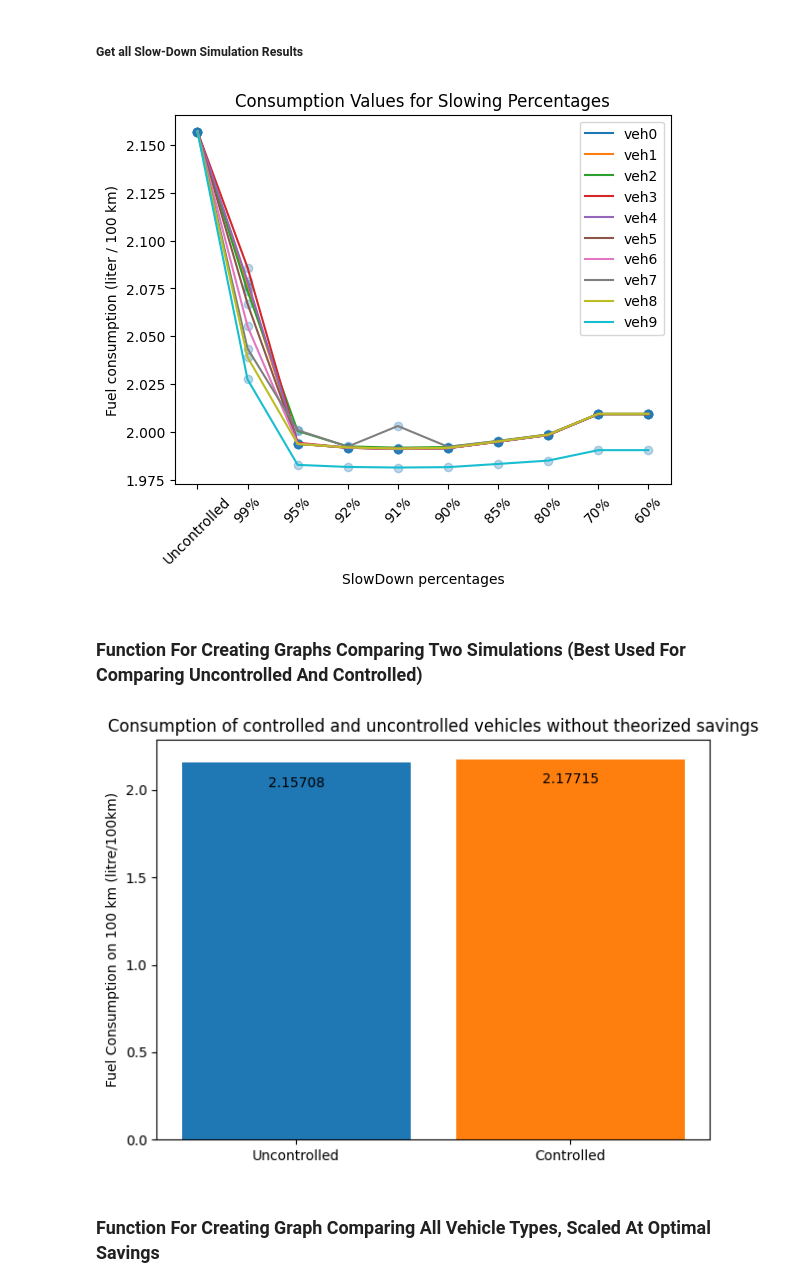
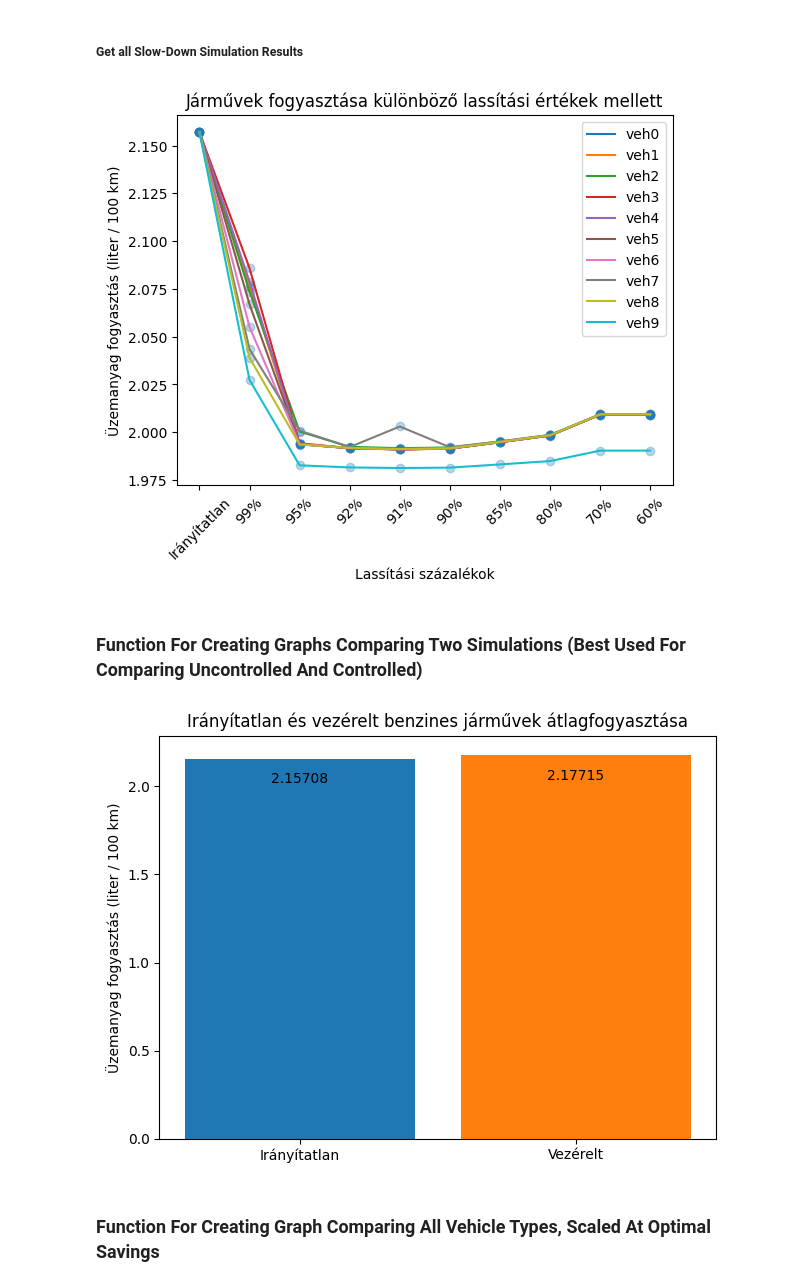
Before and after one commit to ValentBarnabas/PlatooningSolutionsForSelfDrivingVehicles, a Jupyter notebook: FuelConstumptionCalculator.ipynb, the cells around one changed output. Drawn from its saved outputs; the diff is of its cells as text; code cells hidden in the pictures.

Commit message:
Saved generated graphs

```diff
--- a/FuelConstumptionCalculator.ipynb
+++ b/FuelConstumptionCalculator.ipynb
@@ -377,18 +377,18 @@ resultsAt60 = readAndCalculateFuelConsumption(
 # %%
 everythingDataFrame = pandas.DataFrame(
     [resultsUncontrolled, resultsAt99, resultsAt95, resultsAt92, resultsAt91, resultsAt90, resultsAt85, resultsAt80, resultsAt70, resultsAt70],
-    index = ['Uncontrolled', '99%', '95%', '92%', '91%', '90%', '85%', '80%', '70%', '60%']
+    index = ['Irányítatlan', '99%', '95%', '92%', '91%', '90%', '85%', '80%', '70%', '60%']
 )
 
-printOneGraphOfConsumptions(everythingDataFrame, "SlowDown percentages", "Fuel consumption (liter / 100 km)")
+printOneGraphOfConsumptions(everythingDataFrame, "Lassítási százalékok", "Üzemanyag fogyasztás (liter / 100 km)", "Járművek fogyasztása különböző lassítási értékek mellett")
 # %% [output]
-[figure, old version]
+[figure, new version]
 # %% [markdown]
 ### Function For Creating Graphs Comparing Two Simulations (Best Used For Comparing Uncontrolled And Controlled)
 # %%
 def printComparisonGraph(uncontrolledValues, controlledValues, xLabel, yLabel, title):
 
-    labels = ["Uncontrolled", "Controlled"]
+    labels = ["Irányítatlan", "Vezérelt"]
 
     averages = [uncontrolledValues, controlledValues]
 
@@ -399,8 +399,8 @@ def printComparisonGraph(uncontrolledValues, controlledValues, xLabel, yLabel, t
     uncontrolledBars = axis.bar(0, uncontrolledValues, width, label = "Uncontrolled Average")
     controlledBars = axis.bar(0.6, controlledValues, width, label = "Controlled Average")
 
-    axis.set_ylabel("Fuel Consumption on 100 km (litre/100km)")
-    axis.set_title("Consumption of controlled and uncontrolled vehicles without theorized savings")
+    axis.set_ylabel(yLabel)
+    axis.set_title(title)
     axis.set_xticks([0, 0.6], labels)
     # axis.legend()
 
@@ -428,13 +428,13 @@ valuesForGraphControlled = readAndCalculateFuelConsumption (
 # %%
 printComparisonGraph(
     sum(valuesForGraphUncontrolled) / len(valuesForGraphUncontrolled),
     sum(valuesForGraphControlled) / len(valuesForGraphControlled),
     "Average consumption of vehicles",
-    "Fuel Consumption (litre / 100 km)",
-    "Comparison of Petrol vehicles"
+    "Üzemanyag fogyasztás (liter / 100 km)",
+    "Irányítatlan és vezérelt benzines járművek átlagfogyasztása",
 )
 # %% [output]
-[figure, old version]
+[figure, new version]
 # %% [markdown]
 ### Function For Creating Graph Comparing All Vehicle Types, Scaled At Optimal Savings
 # %%
```
Also changed, not shown: parts of 4 cells of this notebook, 3 other files.
